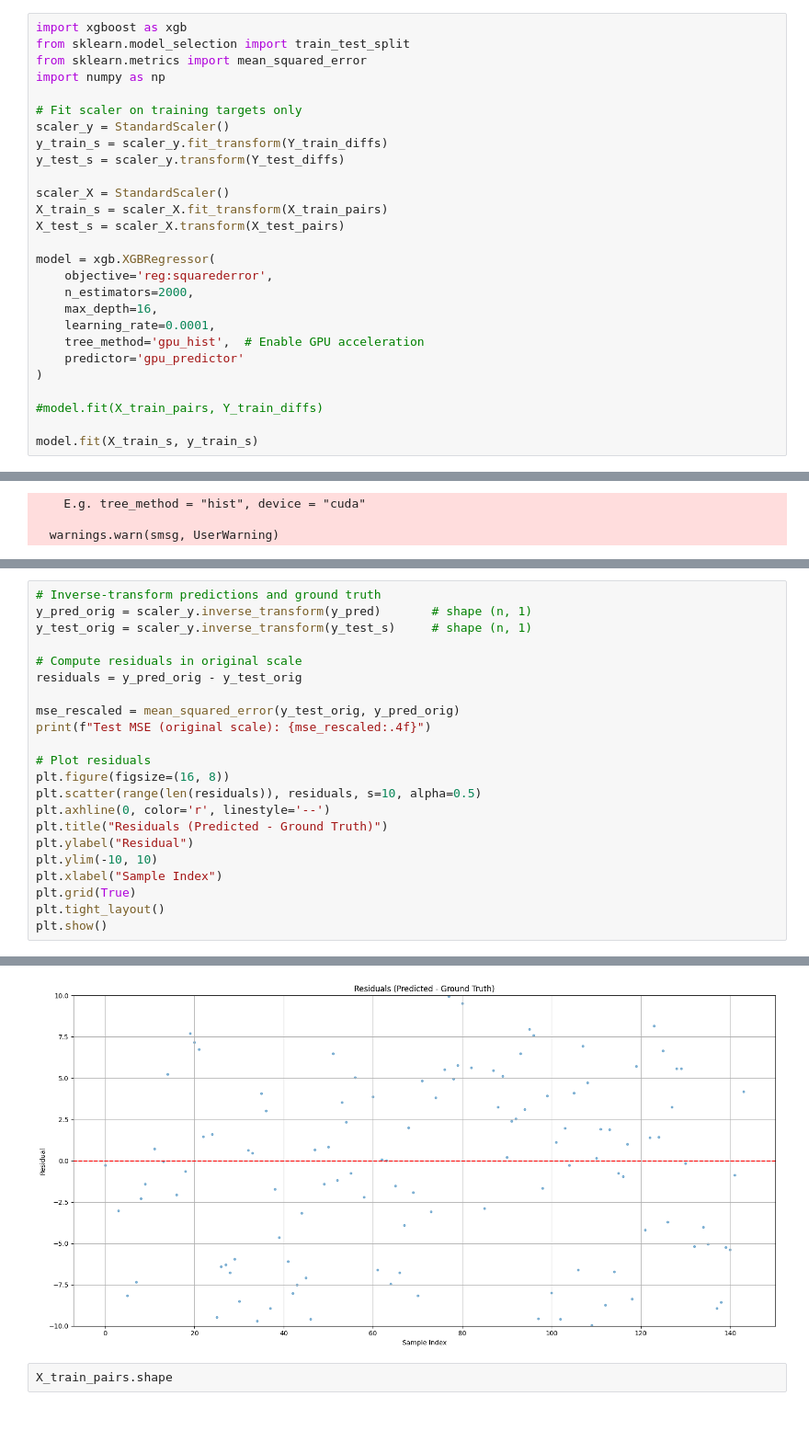
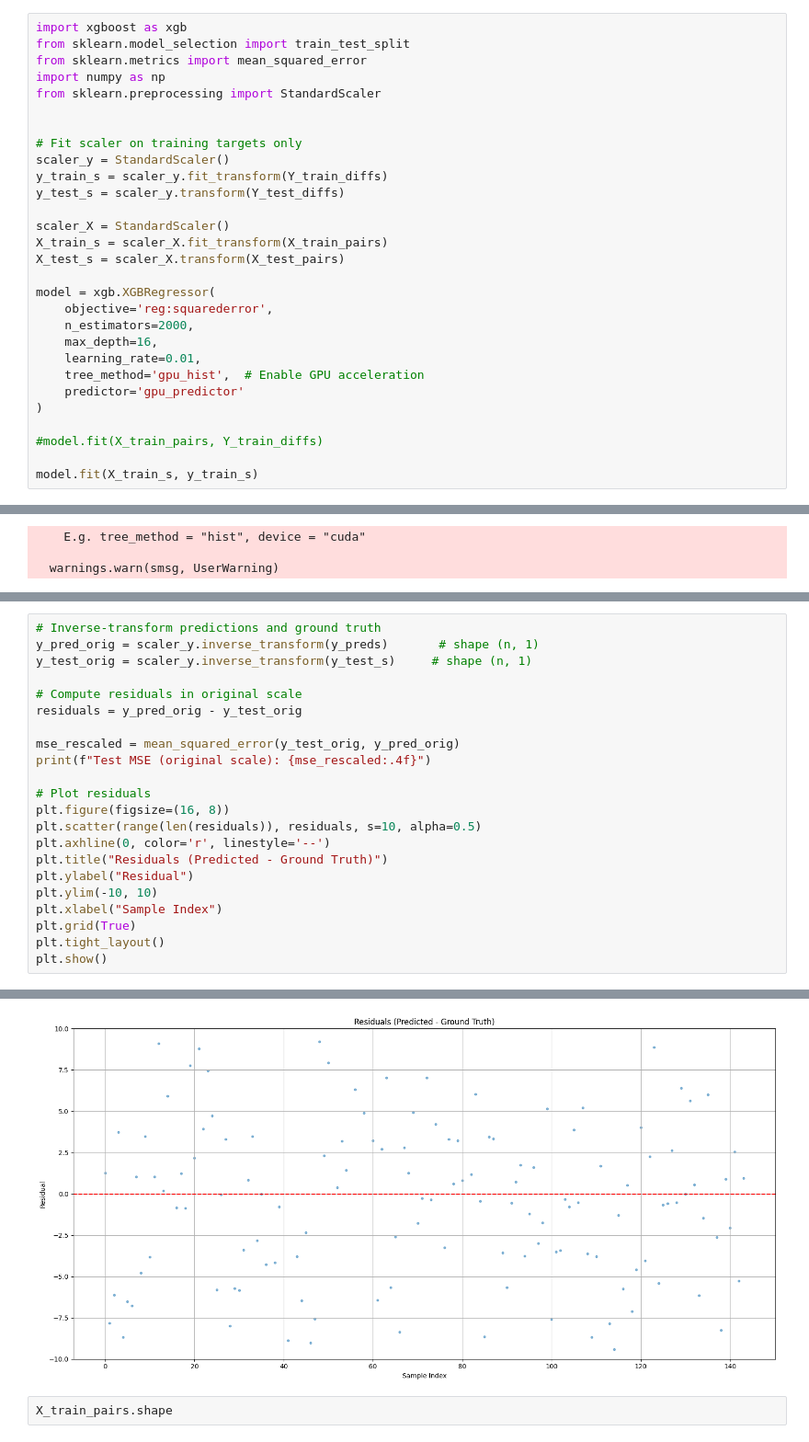
Before and after one commit to HaiyangTa/MCX_bbnirs_simulation_2layer, a Jupyter notebook: Fittings/FD_hhb2_delta.ipynb, the cells around one changed output, grey strips where cells are left out. Shown at 92% size. Drawn from its saved outputs; the diff is of its cells as text.

```diff
--- a/Fittings/FD_hhb2_delta.ipynb
+++ b/Fittings/FD_hhb2_delta.ipynb
@@ -165,6 +169,8 @@ import xgboost as xgb
 from sklearn.model_selection import train_test_split
 from sklearn.metrics import mean_squared_error
 import numpy as np
+from sklearn.preprocessing import StandardScaler
+
 
 # Fit scaler on training targets only
 scaler_y = StandardScaler()
@@ -179,7 +185,7 @@ model = xgb.XGBRegressor(
     objective='reg:squarederror',
     n_estimators=2000,
     max_depth=16,
-    learning_rate=0.0001,
+    learning_rate=0.01,
     tree_method='gpu_hist',  # Enable GPU acceleration
     predictor='gpu_predictor'
 )
@@ -244,6 +264,6 @@ plt.show()
 # %%
 # Inverse-transform predictions and ground truth
-y_pred_orig = scaler_y.inverse_transform(y_pred)       # shape (n, 1)
+y_pred_orig = scaler_y.inverse_transform(y_preds)       # shape (n, 1)
 y_test_orig = scaler_y.inverse_transform(y_test_s)     # shape (n, 1)
 
 # Compute residuals in original scale
@@ -268,4 +288,4 @@ Test MSE (original scale): 52.6707
-[figure, old version]
+[figure, new version]
 # %%
 X_train_pairs.shape
 # %% [output]
```
Also changed, not shown: parts of 8 cells of this notebook.
